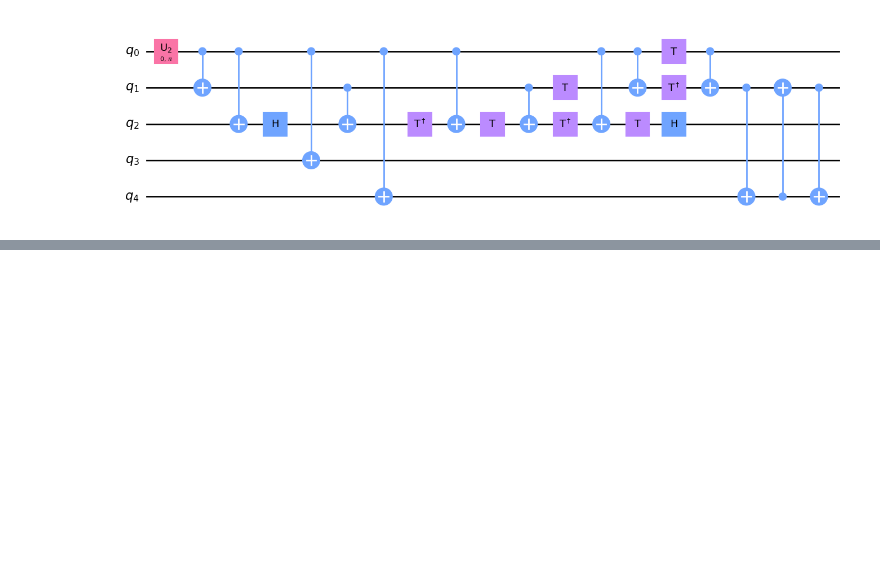
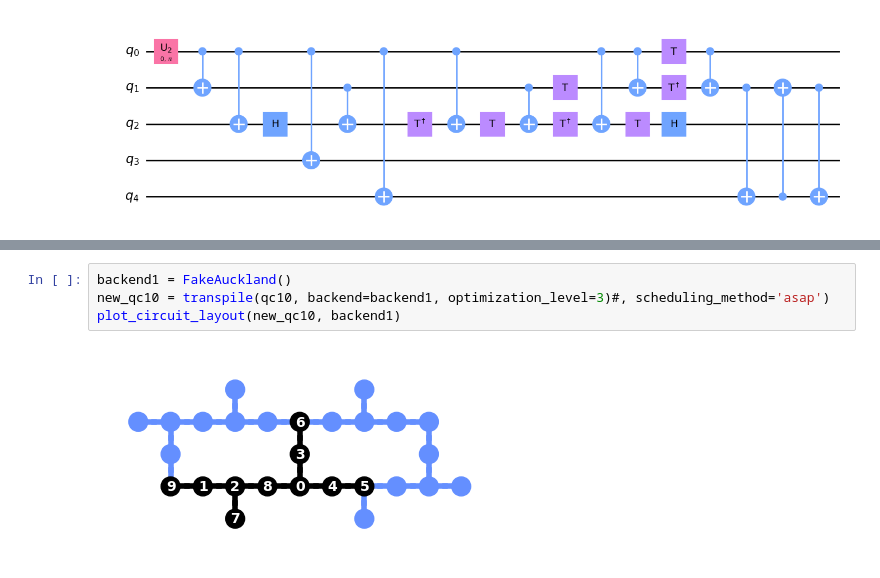
Before and after one commit to Vladlen24/ML4Q, a Jupyter notebook: learn-qiskit/transpiler.ipynb, the cells around one changed output, grey strips where cells are left out. Drawn from its saved outputs; the diff is of its cells as text; blank space fills up the shorter version.

```diff
--- a/learn-qiskit/transpiler.ipynb
+++ b/learn-qiskit/transpiler.ipynb
@@ -33,0 +49,6 @@ Final depth: 35
+# %%
+backend1 = FakeAuckland()
+new_qc10 = transpile(qc10, backend=backend1, optimization_level=3)#, scheduling_method='asap')
+plot_circuit_layout(new_qc10, backend1)
+# %% [output]
+[figure, added]
```
Also changed, not shown: parts of 7 cells of this notebook.
